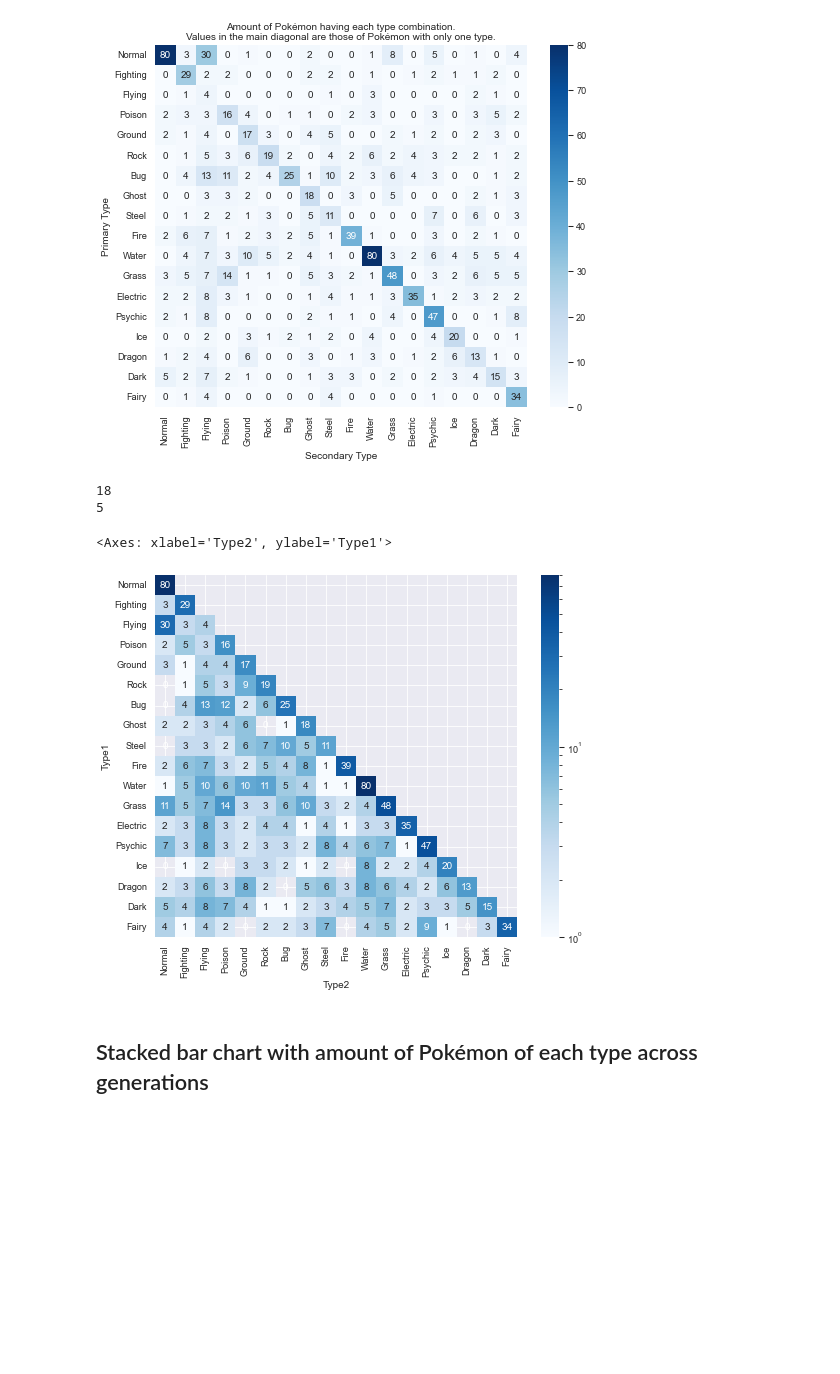
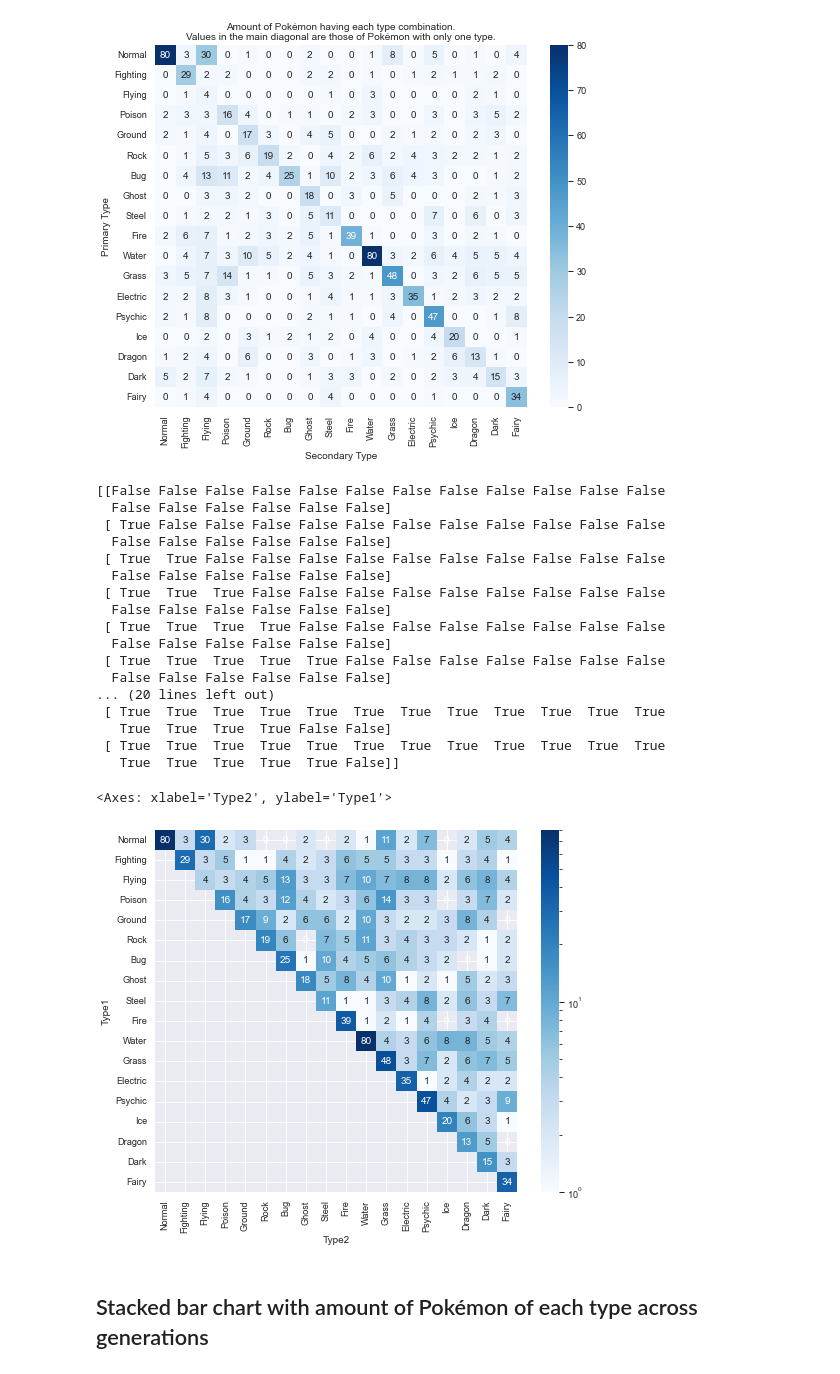
Before and after one commit to Daalma7/PokemonDataScience, a Jupyter notebook: code/visualizationsEDA.ipynb, the cells around one changed output. Cells and saved outputs as stored; diff of their text form; code cells hidden in the pictures; blank space fills up the shorter version.

```diff
--- a/code/visualizationsEDA.ipynb
+++ b/code/visualizationsEDA.ipynb
@@ -173,20 +174,40 @@ plt.show()
 # %% [output]
 [figure]
 # %%
-mask = np.triu(np.ones_like(matrix, dtype=bool),1)
-nmatrix = matrix
-print(len(matrix))
-print(matrix[matrix.keys()[0]][matrix.keys()[16]])
+mask = np.triu(np.ones_like(matrix, dtype=bool)).T
+np.fill_diagonal(mask, False)
+print(mask)
+nmatrix = matrix.copy()
+
+cmap = plt.cm.get_cmap('Blues').copy()
+cmap.set_bad('white')      # color of mask on heatmap
+cmap.set_under('white')    # color of mask on cbar
+
 for i in range(len(matrix)):
     for j in range(len(matrix)):
         if j > i:
-            matrix[matrix.keys()[i]][matrix.keys()[j]] += matrix[matrix.keys()[j]][matrix.keys()[i]]
-sns.heatmap(nmatrix, mask=mask, annot=True, square=True, cmap='Blues', norm=LogNorm())
+            nmatrix[matrix.keys()[j]][matrix.keys()[i]] += matrix[matrix.keys()[i]][matrix.keys()[j]]
+sns.heatmap(nmatrix, mask= mask, annot=True, square=True, cmap='Blues', norm=LogNorm())
 # %% [output]
-18
-5
+[[False False False False False False False False False False False False
+  False False False False False False]
+ [ True False False False False False False False False False False False
+  False False False False False False]
+ [ True  True False False False False False False False False False False
+  False False False False False False]
+ [ True  True  True False False False False False False False False False
+  False False False False False False]
+ [ True  True  True  True False False False False False False False False
+  False False False False False False]
+ [ True  True  True  True  True False False False False False False False
+  False False False False False False]
+... (20 lines left out)
+ [ True  True  True  True  True  True  True  True  True  True  True  True
+   True  True  True  True False False]
+ [ True  True  True  True  True  True  True  True  True  True  True  True
+   True  True  True  True  True False]]
 <Axes: xlabel='Type2', ylabel='Type1'>
-[figure, old version]
+[figure, new version]
 # %% [markdown]
 ## Stacked bar chart with amount of Pokémon of each type across generations
 # %%
```
Also changed, not shown: parts of 10 cells of this notebook, 4 other files.
